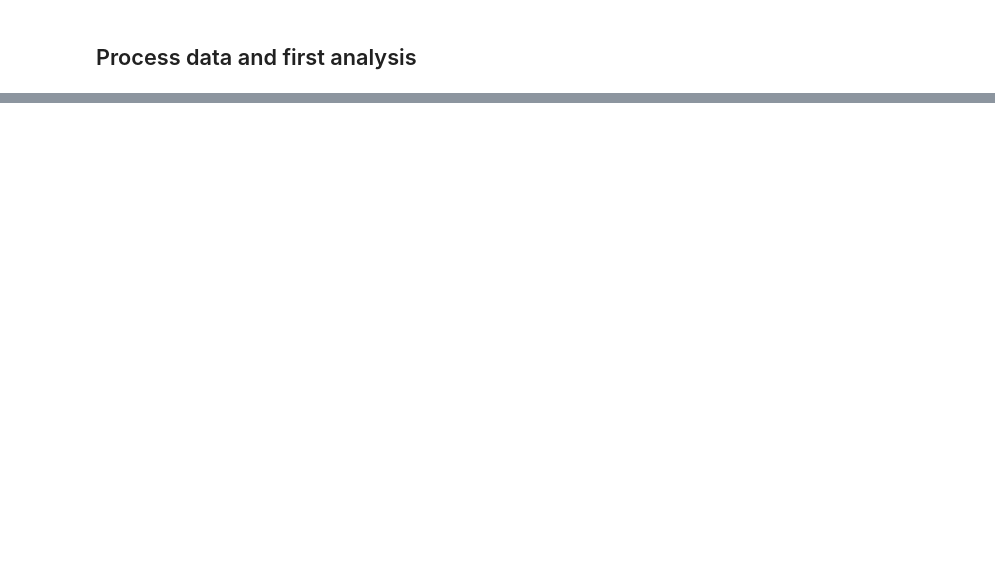
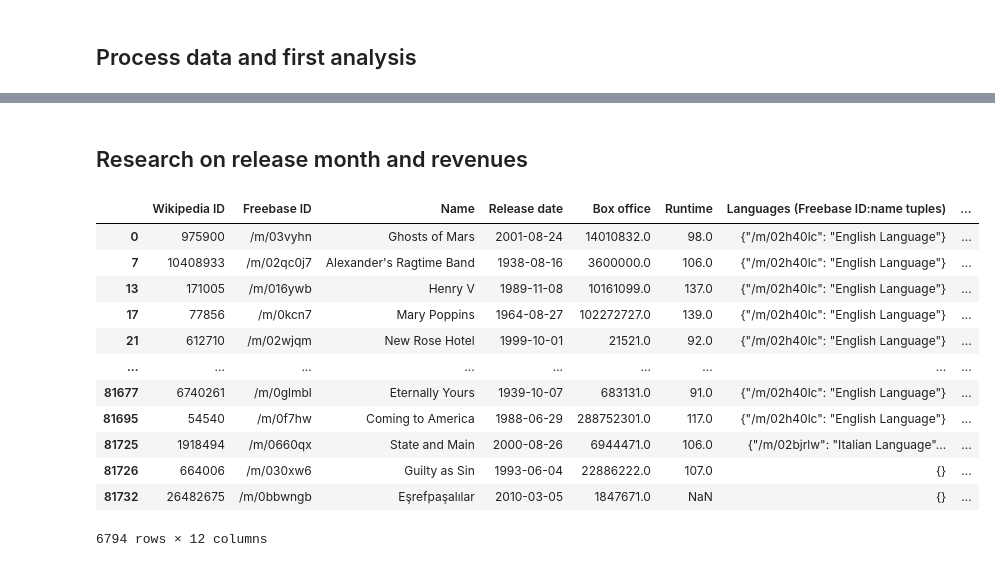
Before and after one commit to epfl-ada/ada-2023-project-deapdatadestroyers, a Jupyter notebook: data_movie_analysis.ipynb, the cells around one changed output, grey strips where cells are left out. Cells and saved outputs as stored; diff of their text form; code cells hidden in the pictures; blank space fills up the shorter version.

```diff
--- a/data_movie_analysis.ipynb
+++ b/data_movie_analysis.ipynb
@@ -219,0 +231,20 @@ The percentage of missing values month release date (and therefore day) is 51.83
+# %% [markdown]
+## Research on release month and revenues
+# %%
+#first drop nan month release date values
+df_movie.dropna(subset=['Box office', 'Month'],inplace=True)
+display(df_movie)
+# %% [output]
+|  | Wikipedia ID | Freebase ID | Name | Release date | Box office | Runtime | Languages (Freebase ID:name tuples) | ... |
+| 0 | 975900 | /m/03vyhn | Ghosts of Mars | 2001-08-24 | 14010832.0 | 98.0 | {"/m/02h40lc": "English Language"} | ... |
+| 7 | 10408933 | /m/02qc0j7 | Alexander's Ragtime Band | 1938-08-16 | 3600000.0 | 106.0 | {"/m/02h40lc": "English Language"} | ... |
+| 13 | 171005 | /m/016ywb | Henry V | 1989-11-08 | 10161099.0 | 137.0 | {"/m/02h40lc": "English Language"} | ... |
+| 17 | 77856 | /m/0kcn7 | Mary Poppins | 1964-08-27 | 102272727.0 | 139.0 | {"/m/02h40lc": "English Language"} | ... |
+| 21 | 612710 | /m/02wjqm | New Rose Hotel | 1999-10-01 | 21521.0 | 92.0 | {"/m/02h40lc": "English Language"} | ... |
+| ... | ... | ... | ... | ... | ... | ... | ... | ... |
+| 81677 | 6740261 | /m/0glmbl | Eternally Yours | 1939-10-07 | 683131.0 | 91.0 | {"/m/02h40lc": "English Language"} | ... |
+| 81695 | 54540 | /m/0f7hw | Coming to America | 1988-06-29 | 288752301.0 | 117.0 | {"/m/02h40lc": "English Language"} | ... |
+| 81725 | 1918494 | /m/0660qx | State and Main | 2000-08-26 | 6944471.0 | 106.0 | {"/m/02bjrlw": "Italian Language"... | ... |
+| 81726 | 664006 | /m/030xw6 | Guilty as Sin | 1993-06-04 | 22886222.0 | 107.0 | {} | ... |
+| 81732 | 26482675 | /m/0bbwngb | Eşrefpaşalılar | 2010-03-05 | 1847671.0 | NaN | {} | ... |
+6794 rows × 12 columns
```
Also changed, not shown: parts of 18 cells of this notebook.
